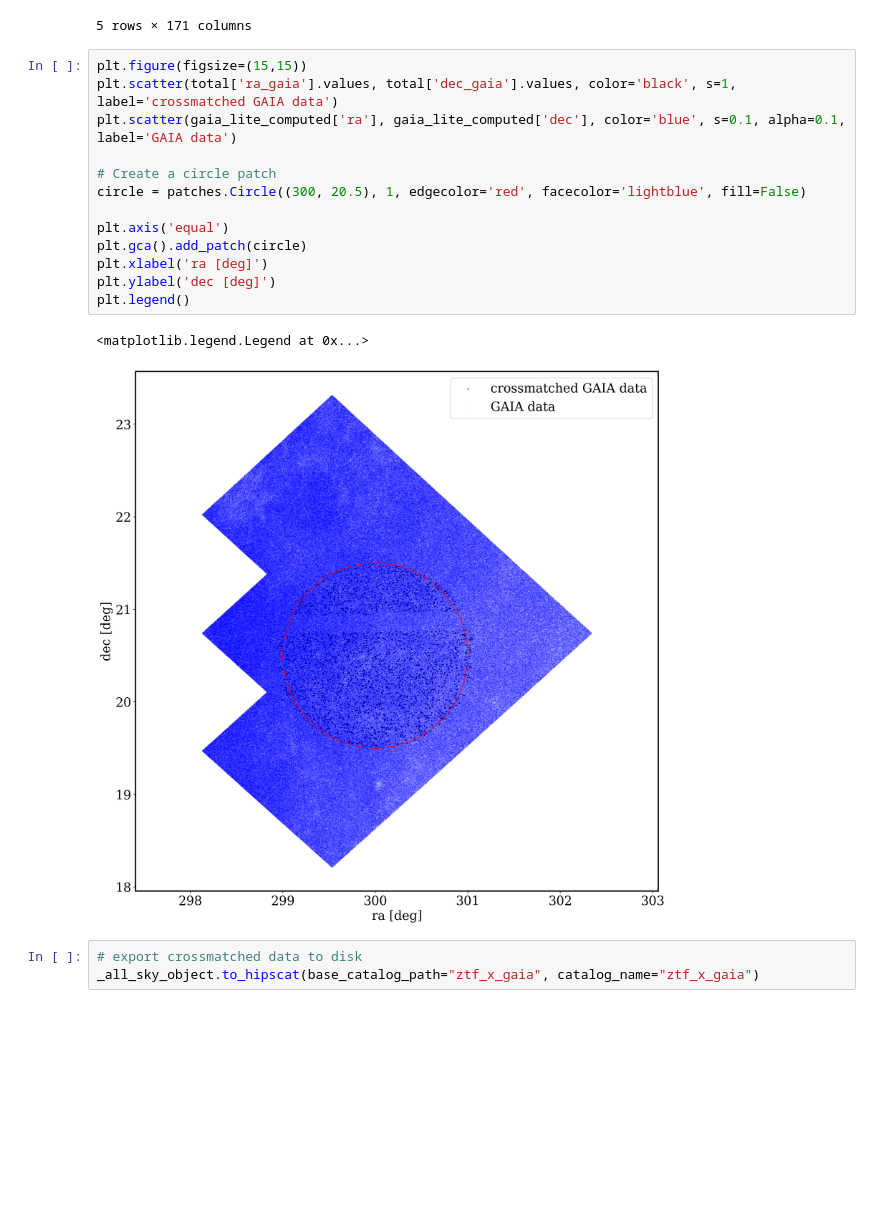
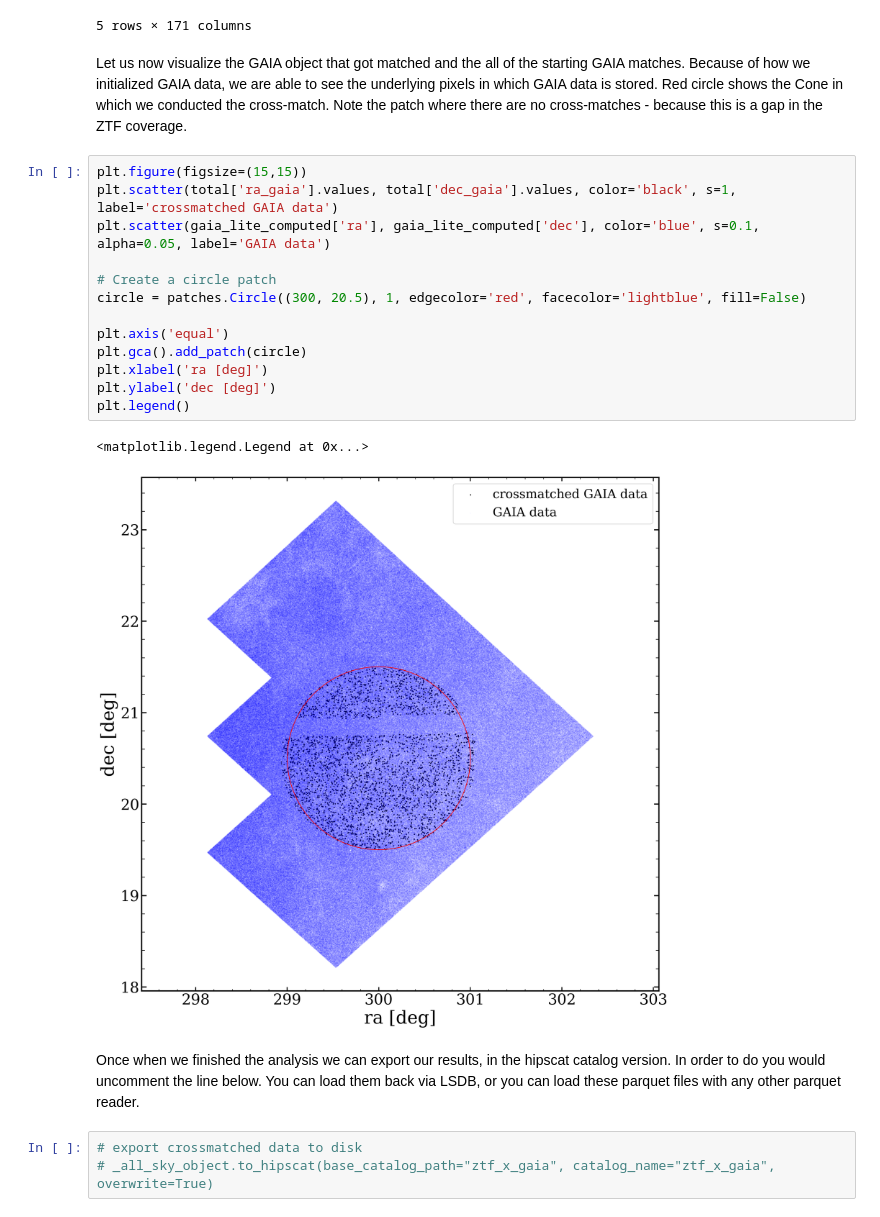
Before and after one commit to lincc-frameworks/MWGaia-DN_Introductory_School, a Jupyter notebook: Notebook_1_Load_and_Xmatch.ipynb, the cells around one changed output. Drawn from its saved outputs; the diff is of its cells as text; blank space fills up the shorter version.

```diff
--- a/Notebook_1_Load_and_Xmatch.ipynb
+++ b/Notebook_1_Load_and_Xmatch.ipynb
@@ -225,22 +228,26 @@ total.head(5)
 | 3646079368708489216 | 1636148068921376768 | Gaia DR3 1823039658126194176 | 1823039658126194176 | 1633982299 | 2016.0 | 300.549673 | ... |
 | 3646079377201954816 | 1636148068921376768 | Gaia DR3 1823039692480622976 | 1823039692480622976 | 367753372 | 2016.0 | 300.5315 | ... |
 5 rows × 171 columns
+# %% [markdown]
+Let us now visualize the GAIA object that got matched and the all of the starting GAIA matches. Because of how we initialized GAIA data, we are able to see the underlying pixels in which GAIA data is stored. Red circle shows the Cone in which we conducted the cross-match. Note the patch where there are no cross-matches - because this is a gap in the ZTF coverage.
 # %%
 plt.figure(figsize=(15,15))
 plt.scatter(total['ra_gaia'].values, total['dec_gaia'].values, color='black', s=1, label='crossmatched GAIA data')
-plt.scatter(gaia_lite_computed['ra'], gaia_lite_computed['dec'], color='blue', s=0.1, alpha=0.1, label='GAIA data')
+plt.scatter(gaia_lite_computed['ra'], gaia_lite_computed['dec'], color='blue', s=0.1, alpha=0.05, label='GAIA data')
 
 # Create a circle patch
 circle = patches.Circle((300, 20.5), 1, edgecolor='red', facecolor='lightblue', fill=False)
 
 plt.axis('equal')
 plt.gca().add_patch(circle)
 plt.xlabel('ra [deg]')
 plt.ylabel('dec [deg]')
 plt.legend()
 # %% [output]
 <matplotlib.legend.Legend at 0x...>
-[figure, old version]
+[figure, new version]
+# %% [markdown]
+Once when we finished the analysis we can export our results, in the hipscat catalog version. In order to do you would uncomment the line below. You can load them back via LSDB, or you can load these parquet files with any other parquet reader.
 # %%
 # export crossmatched data to disk
-_all_sky_object.to_hipscat(base_catalog_path="ztf_x_gaia", catalog_name="ztf_x_gaia")
+# _all_sky_object.to_hipscat(base_catalog_path="ztf_x_gaia", catalog_name="ztf_x_gaia", overwrite=True)
```
Also changed, not shown: parts of 12 cells of this notebook.
